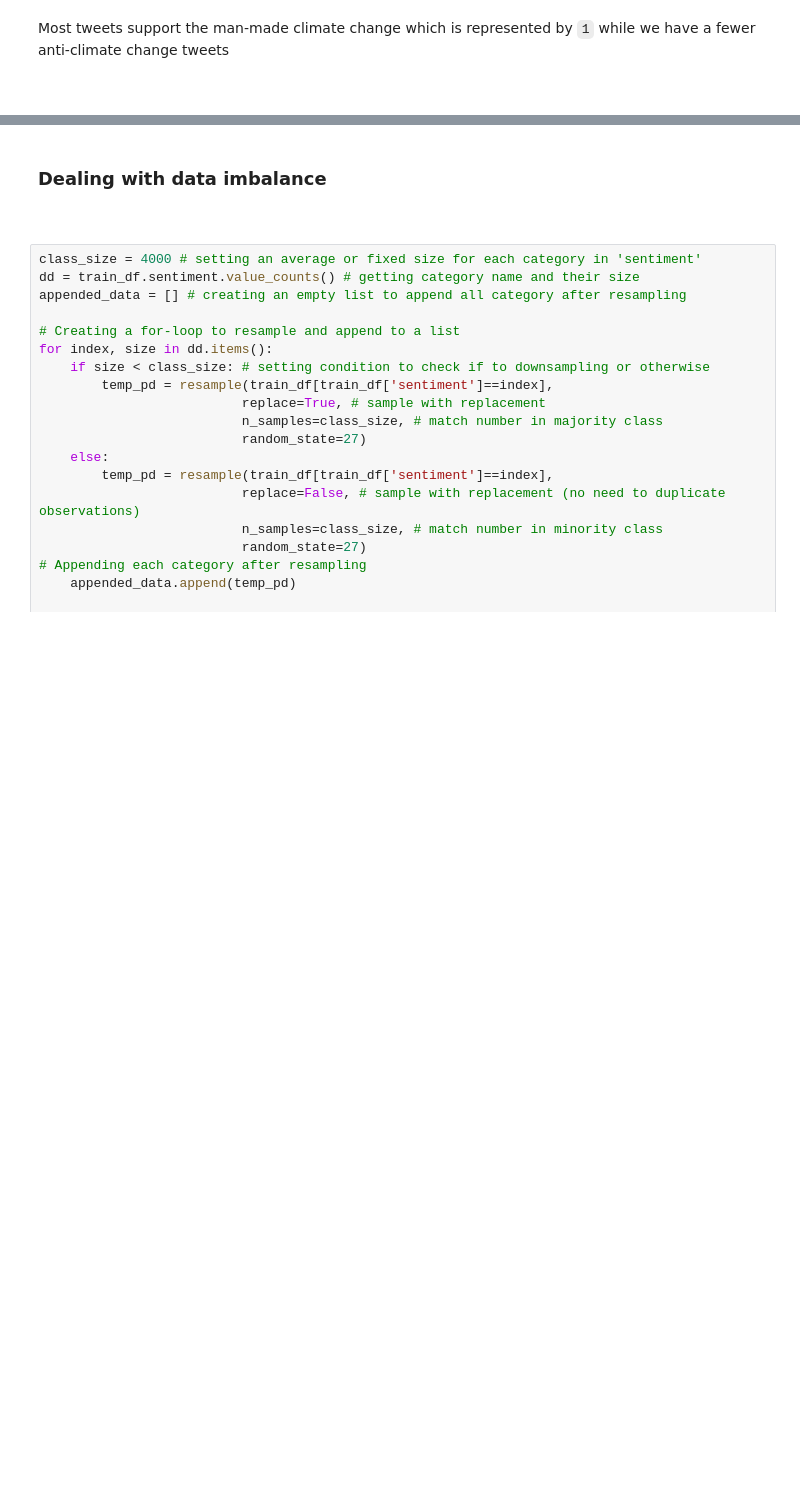
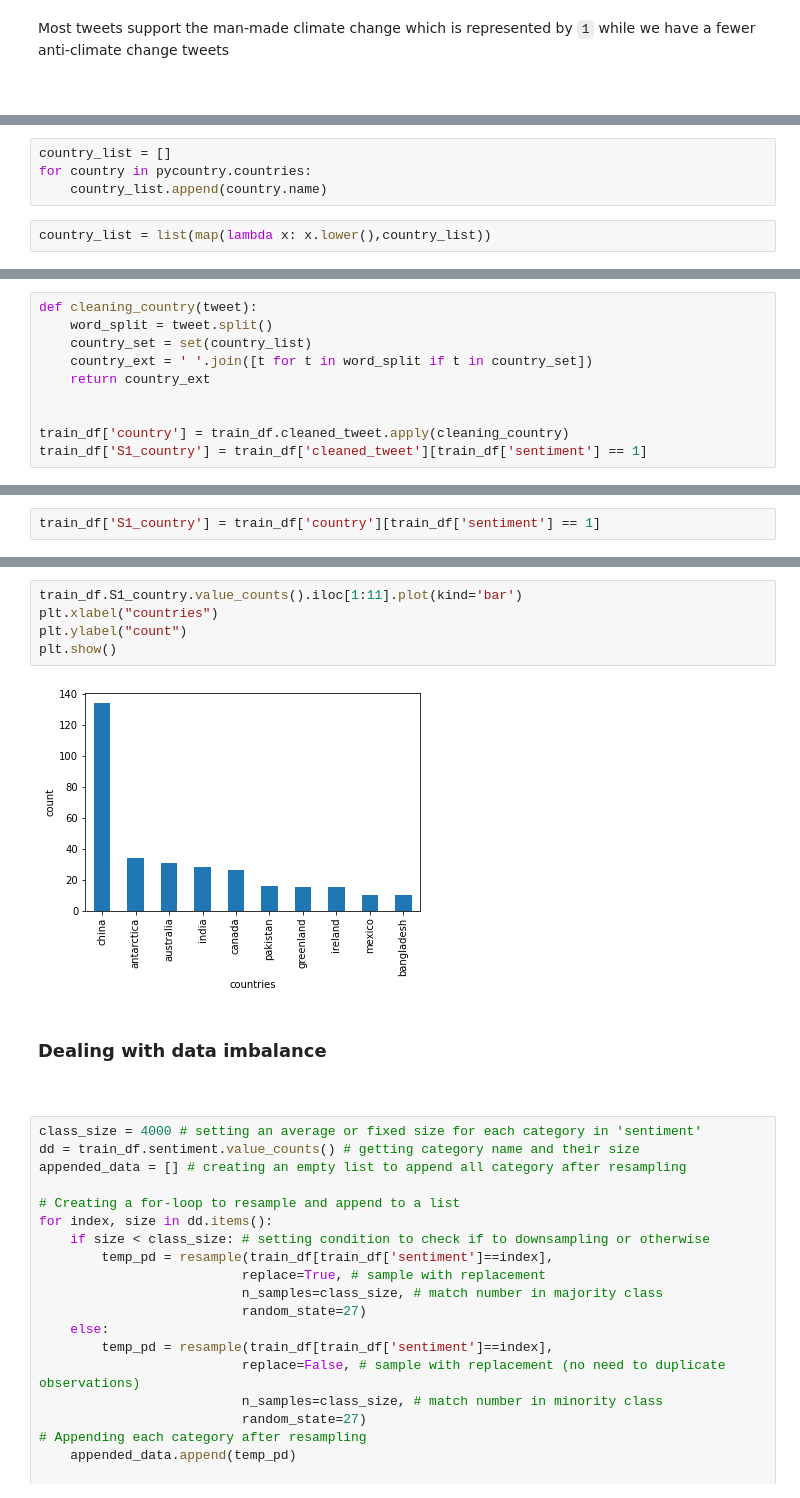
Before and after one commit to KenCBonyo/classification-predict-streamlit-template_notebook, a Jupyter notebook: predict_classification_data_processing.ipynb, the cells around one changed output, grey strips where cells are left out. Saved outputs shown, nothing was run; the diff lists cells and outputs as text; blank space fills up the shorter version.

Commit message:
Update predict_classification_data_processing.ipynb
EDA-Countries

```diff
--- a/predict_classification_data_processing.ipynb
+++ b/predict_classification_data_processing.ipynb
@@ -189,0 +211,6 @@ Most tweets support the man-made climate change which is represented by `1` whil
+# %%
+country_list = []
+for country in pycountry.countries:
+    country_list.append(country.name)
+# %%
+country_list = list(map(lambda x: x.lower(),country_list))
@@ -189,0 +219,10 @@ Most tweets support the man-made climate change which is represented by `1` whil
+# %%
+def cleaning_country(tweet):
+    word_split = tweet.split()
+    country_set = set(country_list)
+    country_ext = ' '.join([t for t in word_split if t in country_set])
+    return country_ext
+
+
+train_df['country'] = train_df.cleaned_tweet.apply(cleaning_country)
+train_df['S1_country'] = train_df['cleaned_tweet'][train_df['sentiment'] == 1]
@@ -189,0 +253,2 @@ Most tweets support the man-made climate change which is represented by `1` whil
+# %%
+train_df['S1_country'] = train_df['country'][train_df['sentiment'] == 1]
@@ -190,3 +270,10 @@ Most tweets support the man-made climate change which is represented by `1` whil
+# %%
+train_df.S1_country.value_counts().iloc[1:11].plot(kind='bar')
+plt.xlabel("countries")
+plt.ylabel("count")
+plt.show()
+# %% [output]
+[figure, added]
 # %% [markdown]
 ### Dealing with data imbalance
 
```
Also changed, not shown: parts of 19 cells of this notebook.
